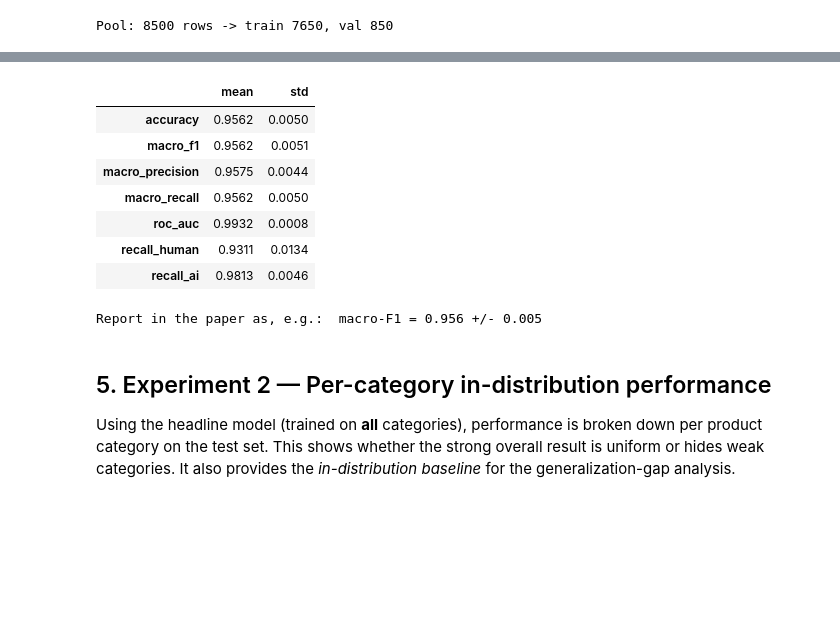
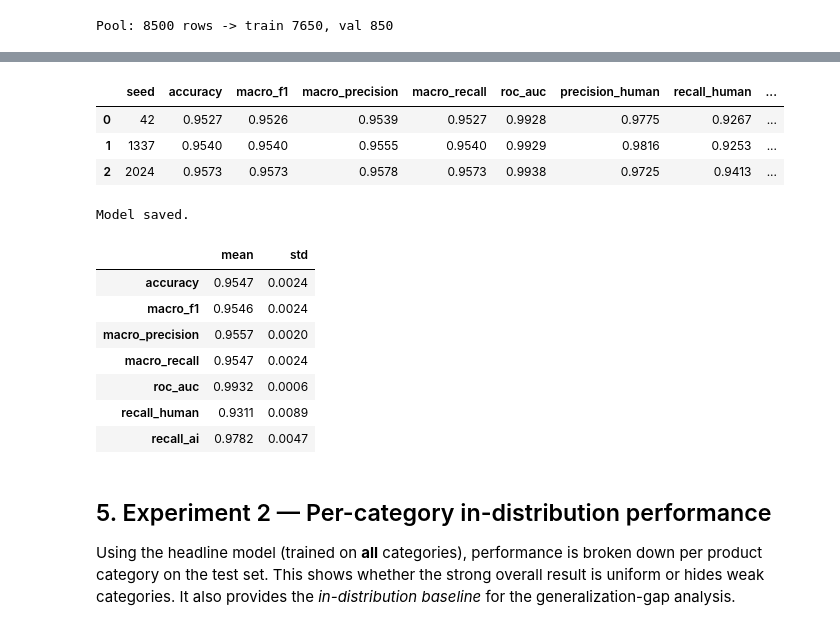
Before and after one commit to PhilM1Pro/ML-in-Applied-setting, a Jupyter notebook: MLseminar_distilBERT_final (1).ipynb, the cells around one changed output, grey strips where cells are left out. Cells and saved outputs as stored; diff of their text form; code cells hidden in the pictures; blank space fills up the shorter version.

```diff
--- a/MLseminar_distilBERT_final (1).ipynb
+++ b/MLseminar_distilBERT_final (1).ipynb
@@ -302,30 +231,26 @@ display(crosstab.sort_values("% AI"))
 fig, axes = plt.subplots(1, 3, figsize=(20, 6), sharey=True)
 for ax, (name, df) in zip(axes, [("train", df_train), ("validation", df_val),
                                  ("test", df_test)]):
-    sns.countplot(data=df, x=CAT_COL, hue=LABEL_COL, palette="viridis", ax=ax)
+    sns.countplot(data=df, x="category", hue="ai_generated", palette="viridis", ax=ax)
     ax.set_title(f"Category distribution — {name}")
     ax.set_xlabel("Category"); ax.set_ylabel("Count")
     ax.tick_params(axis="x", rotation=90)
     ax.legend(title="Class", labels=["Human", "AI"])
 plt.tight_layout()
-plt.savefig(RESULTS_DIR / "eda_category_distribution.png", dpi=200, bbox_inches="tight")
 plt.show()
 # %% [output]
 [figure]
 # %%
 # --- Rating distribution by class ---
-# Checks whether star ratings differ systematically between human and AI
-# reviews (another potential surface confound).
 fig, axes = plt.subplots(1, 3, figsize=(18, 5), sharey=True)
 for ax, (name, df) in zip(axes, [("train", df_train), ("validation", df_val),
                                  ("test", df_test)]):
-    sns.countplot(data=df, x="rating", hue=LABEL_COL, palette="viridis",
+    sns.countplot(data=df, x="rating", hue="ai_generated", palette="viridis",
                   order=sorted(df["rating"].unique()), ax=ax)
     ax.set_title(f"Rating distribution — {name}")
     ax.set_xlabel("Star rating"); ax.set_ylabel("Count")
     ax.legend(title="Class", labels=["Human", "AI"])
 plt.tight_layout()
-plt.savefig(RESULTS_DIR / "eda_rating_distribution.png", dpi=200, bbox_inches="tight")
 plt.show()
 # %% [output]
 [figure]
@@ -471,20 +388,19 @@ def prep_dataset(df: pd.DataFrame) -> Dataset:
     """Convert a dataframe slice into a tokenized HuggingFace Dataset
     containing only the columns the Trainer needs."""
     ds = Dataset.from_pandas(
-        df[[TEXT_COL, LABEL_COL]].rename(columns={LABEL_COL: "label"}),
+        df[["text", "ai_generated"]].rename(columns={"ai_generated": "label"}),
         preserve_index=False,
     )
     ds = ds.map(
-        lambda b: tokenizer(b[TEXT_COL], truncation=True, max_length=MAX_LEN),
+        lambda b: tokenizer(b["text"], truncation=True, max_length=MAX_LEN),
         batched=True,
     )
     # Drop the raw text so the data collator only sees tensors.
-    return ds.remove_columns([TEXT_COL])
+    return ds.remove_columns(["text"])
 
 
 def fresh_model():
-    """Return a NEW model initialised from the pretrained checkpoint.
-    A fresh model is created for every training run so that no information
+    """A new model is created for every training run so no information
     leaks between experiments or LOCO folds."""
     return AutoModelForSequenceClassification.from_pretrained(
         MODEL_NAME, num_labels=2,
@@ -493,8 +409,7 @@ def fresh_model():
 
 
 def compute_metrics(eval_pred):
-    """Metrics computed by the Trainer on the validation set each epoch.
-    Used for model selection (best epoch by macro-F1)."""
+    """Metrics computed by the Trainer on the validation set each epoch."""
     logits, labels = eval_pred
     preds = np.argmax(logits, axis=-1)
     probs = torch.softmax(torch.from_numpy(logits), dim=-1)[:, 1].numpy()
@@ -510,7 +425,7 @@ def compute_metrics(eval_pred):
 
 
 def per_class_metrics(y_true, y_pred, y_prob):
-    """Full metric set including PER-CLASS precision/recall/F1.
+    """Full metric set including per-class precision/recall/F1.
     Per-class metrics are essential for diagnosing prior-shift effects in the
     cross-domain experiment: a symmetric drop indicates genuine domain shift,
     while a one-sided collapse indicates a class-prior artefact."""
@@ -544,7 +459,7 @@ def train_one(train_df, val_df, output_dir, seed=GLOBAL_SEED, epochs=EPOCHS):
         load_best_model_at_end=True,
         metric_for_best_model="macro_f1",
         greater_is_better=True,
-        fp16=torch.cuda.is_available(),     # mixed precision: ~2x less memory
+        fp16=torch.cuda.is_available(),     # mixed precision: less memory
         logging_steps=50,
         seed=seed,
         report_to="none",
@@ -608,27 +521,30 @@ print(f"Pool: {len(df_pool)} rows -> train {len(pool_train)}, val {len(pool_val)
 # %% [output]
 Pool: 8500 rows -> train 7650, val 850
 # %%
-# --- Three-seed in-distribution training ---
-# The model from the FIRST seed is kept (headline_trainer) and reused for the
-# per-category breakdown, error analysis and length check, to avoid retraining.
+# --- In-distribution training ---
+# Trains three models with different seeds to show robustness of the results.
+
 seed_rows = []
 headline_trainer = None
 
 for seed in SEEDS:
     print(f"\n=== Seed {seed} ===")
     t0 = time.time()
-    trainer_s = train_one(pool_train, pool_val,
+    trainer_s = train_one(df_train, df_val,          # original frozen splits
                           MODELS_DIR / f"headline_seed{seed}", seed=seed)
     metrics = predict_on_df(trainer_s, df_test)
     seed_rows.append({"seed": seed, **metrics, "minutes": (time.time() - t0) / 60})
 
     if seed == SEEDS[0]:
-        headline_trainer = trainer_s           # keep for downstream analysis
+        headline_trainer = trainer_s
     else:
         free_memory(trainer_s)
 
 seed_df = pd.DataFrame(seed_rows)
 seed_df.to_csv(RESULTS_DIR / "headline_seed_replicates.csv", index=False)
 display(seed_df.round(4))
+
+headline_trainer.save_model(str(MODELS_DIR / "headline_seed42_final"))
+tokenizer.save_pretrained(str(MODELS_DIR / "headline_seed42_final"))
 # %% [output]
 === Seed 42 ===
@@ -734,25 +645,37 @@ Notes:
+# %%
+# Save results that are already in memory withou running the training loop again.
+seed_df = pd.DataFrame(seed_rows)
+seed_df.to_csv(RESULTS_DIR / "headline_seed_replicates.csv", index=False)
+display(seed_df.round(4))
+
+# Save the headline model
+headline_trainer.save_model(str(MODELS_DIR / "headline_seed42_final"))
+tokenizer.save_pretrained(str(MODELS_DIR / "headline_seed42_final"))
+print("Model saved.")
+# %% [output]
+|  | seed | accuracy | macro_f1 | macro_precision | macro_recall | roc_auc | precision_human | recall_human | ... |
+| 0 | 42 | 0.9527 | 0.9526 | 0.9539 | 0.9527 | 0.9928 | 0.9775 | 0.9267 | ... |
+| 1 | 1337 | 0.9540 | 0.9540 | 0.9555 | 0.9540 | 0.9929 | 0.9816 | 0.9253 | ... |
+| 2 | 2024 | 0.9573 | 0.9573 | 0.9578 | 0.9573 | 0.9938 | 0.9725 | 0.9413 | ... |
+Model saved.
 # %%
-# --- Headline summary: mean +/- std across seeds ---
-# This table is the in-distribution result reported in the paper.
+# --- Headline summary ---
+# This table is the in-distribution result reported in the paper with mean +/- std across seeds.
 metric_cols = ["accuracy", "macro_f1", "macro_precision", "macro_recall",
                "roc_auc", "recall_human", "recall_ai"]
 summary = seed_df[metric_cols].agg(["mean", "std"]).T
 summary.columns = ["mean", "std"]
 display(summary.round(4))
 summary.to_csv(RESULTS_DIR / "headline_summary.csv")
-
-print("\nReport in the paper as, e.g.:  macro-F1 = {:.3f} +/- {:.3f}".format(
-    summary.loc["macro_f1", "mean"], summary.loc["macro_f1", "std"]))
 # %% [output]
 |  | mean | std |
-| accuracy | 0.9562 | 0.0050 |
-| macro_f1 | 0.9562 | 0.0051 |
-| macro_precision | 0.9575 | 0.0044 |
-| macro_recall | 0.9562 | 0.0050 |
-| roc_auc | 0.9932 | 0.0008 |
-| recall_human | 0.9311 | 0.0134 |
-| recall_ai | 0.9813 | 0.0046 |
+| accuracy | 0.9547 | 0.0024 |
+| macro_f1 | 0.9546 | 0.0024 |
+| macro_precision | 0.9557 | 0.0020 |
+| macro_recall | 0.9547 | 0.0024 |
+| roc_auc | 0.9932 | 0.0006 |
+| recall_human | 0.9311 | 0.0089 |
+| recall_ai | 0.9782 | 0.0047 |
-Report in the paper as, e.g.:  macro-F1 = 0.956 +/- 0.005
 # %% [markdown]
 ## 5. Experiment 2 — Per-category in-distribution performance
 
```
Also changed, not shown: parts of 27 cells of this notebook, 1 other file.
